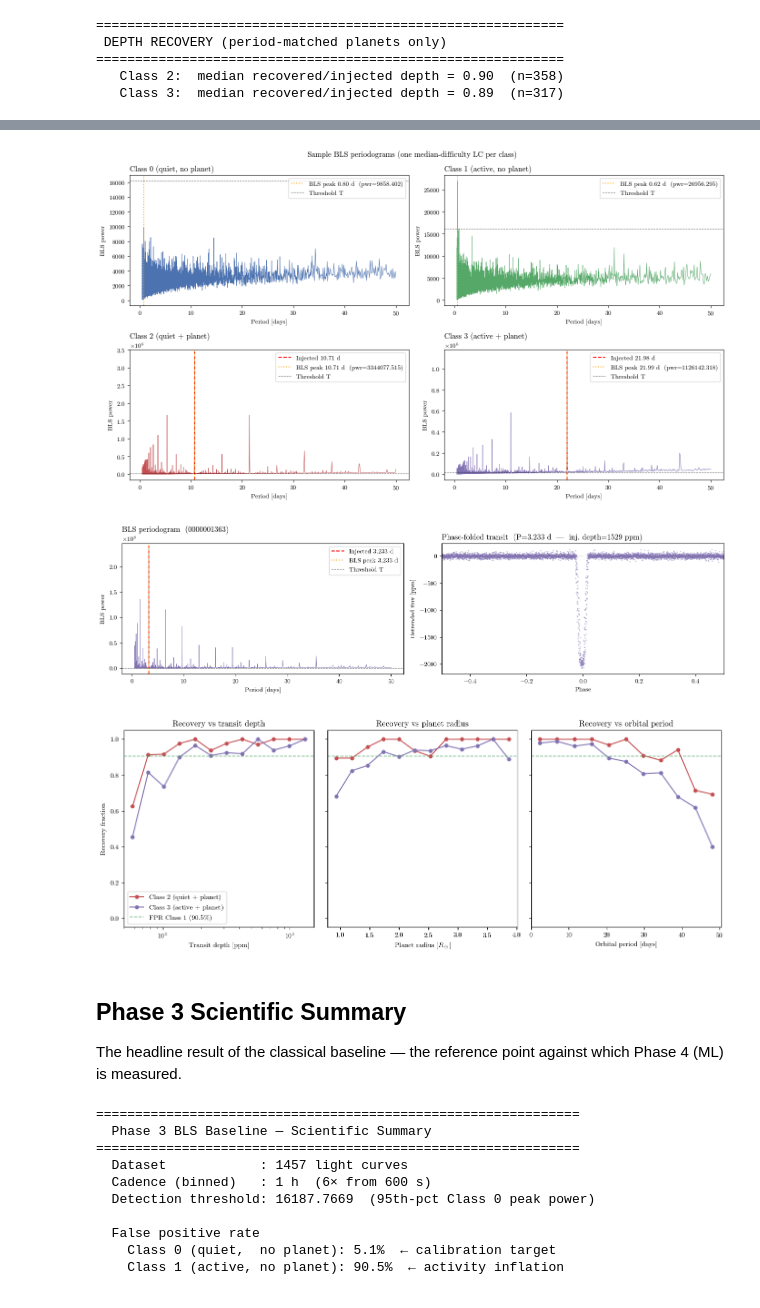
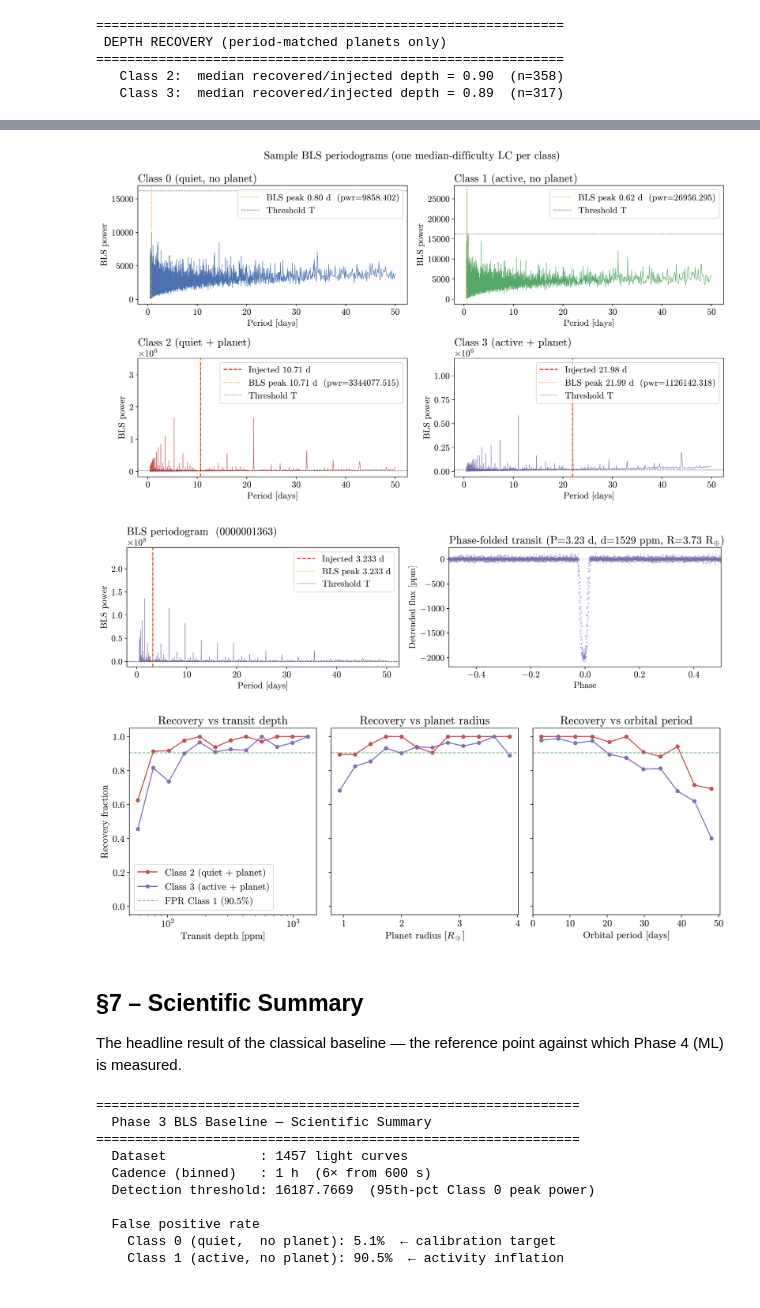
Before and after one commit to IsaacLP/Computational-Astrobiology, a Jupyter notebook: project/notebooks/phase3_bls_baseline.ipynb, the cells around one changed output, grey strips where cells are left out. Saved outputs shown, nothing was run; the diff lists cells and outputs as text; code cells hidden in the pictures.

```diff
--- a/project/notebooks/phase3_bls_baseline.ipynb
+++ b/project/notebooks/phase3_bls_baseline.ipynb
@@ -31,6 +31,7 @@ from wotan import flatten
 from tqdm.notebook import tqdm
 
 plt.style.use("seaborn-v0_8-deep")
+plt.rcParams.update({"figure.dpi":300,"font.size":14})
 
 PROJECT = Path().resolve().parent
 SIM_DIR = PROJECT / "simulation"
@@ -465,7 +466,7 @@ for cls in (2, 3):
    Class 2:  median recovered/injected depth = 0.90  (n=358)
    Class 3:  median recovered/injected depth = 0.89  (n=317)
 # %%
-fig, ax = plt.subplots(figsize=(6, 6))
+fig, ax = plt.subplots(figsize=(10, 6))
 for cls in (2, 3):
     s = matched[matched["label"] == cls]
     ax.scatter(s["transit_depth_ppm"], s["bls_depth_ppm"],
@@ -545,7 +546,7 @@ fig.suptitle("Sample BLS periodograms (one median-difficulty LC per class)")
 plt.tight_layout()
 plt.show()
 # %% [output]
-[figure, old version]
+[figure, new version]
 # %%
 # Best recovered Class 3 LC (highest BLS power among period-matched detections)
 pos_of = {fid: i for i, fid in enumerate(file_ids)}
@@ -562,42 +563,42 @@ t_b, f_det, res, bls, bi = bls_for_plot(best_pos)
 bp  = float(res.period[bi])
 bd  = float(res.duration[bi])
 bt0 = float(res.transit_time[bi])
 
 fid   = best_fid                                # file_id is the index, not a column
-p_inj = float(row["planet_period_days"]) if not pd.isna(row.get("planet_period_days")) else None
-d_inj = float(row["transit_depth_ppm"])  if not pd.isna(row.get("transit_depth_ppm"))  else None
+p_inj = float(row["planet_period_days"])
+d_inj = float(row["transit_depth_ppm"])
+r_inj = float(row["planet_radius_earth"])
 
 phase = ((t_b - bt0) % bp) / bp
 phase[phase > 0.5] -= 1.0
 srt   = np.argsort(phase)
 
 fig, (ax1, ax2) = plt.subplots(1, 2, figsize=(14, 4))
 
 # BLS periodogram
 ax1.plot(res.period, res.power, lw=0.7, color=CLASS_COLORS[3])
 if p_inj:
     ax1.axvline(p_inj, color="red",    ls="--", lw=1.5, label=f"Injected {p_inj:.3f} d")
 ax1.axvline(bp,    color="orange", ls=":",  lw=1.5, label=f"BLS peak {bp:.3f} d")
-ax1.axhline(THRESHOLD, color="k", ls="--", lw=0.8, alpha=0.6, label="Threshold T")
+ax1.axhline(THRESHOLD, color="k", ls="--", lw=0.8, alpha=0.8, label="Threshold T")
 ax1.set_xlabel("Period [days]"); ax1.set_ylabel("BLS power")
 ax1.set_title(f"BLS periodogram  ({fid})", loc="left")
 ax1.legend()
 
 # Phase-folded detrended LC
 ax2.plot(phase[srt], f_det[srt], ".", ms=1.5, alpha=0.5,
          color=CLASS_COLORS[3], rasterized=True)
-ax2.axhline(0, color="gray", lw=0.5, ls=":")
-label_str = f"P={bp:.3f} d"
-if d_inj:
-    label_str += f"  |  inj. depth={d_inj:.0f} ppm"
+ax2.axhline(0, color="k", lw=0.5, ls=":")
+r_earth = r"$\text{R}_{\oplus}$"
+label_str = f"P={bp:.2f} d" + fr", d={d_inj:.0f} ppm, R={r_inj:.2f} {r_earth}"
 ax2.set_xlabel("Phase"); ax2.set_ylabel("Detrended flux [ppm]")
-ax2.set_title(f"Phase-folded transit  ({label_str})", loc="left")
+ax2.set_title(f"Phase-folded transit ({label_str})", loc="left")
 ax2.set_xlim(-0.5, 0.5)
 
 plt.tight_layout()
 plt.show()
 # %% [output]
-[figure, old version]
+[figure, new version]
 # %%
 fig, (ax1, ax2, ax3) = plt.subplots(1, 3, figsize=(13, 5),sharey=True)
 
@@ -668,9 +669,9 @@ ax3.set_ylim(-0.05, 1.05); ax3.set_title("Recovery vs orbital period")
 plt.tight_layout()
 plt.show()
 # %% [output]
-[figure, old version]
+[figure, new version]
 # %% [markdown]
-## Phase 3 Scientific Summary
+## §7 – Scientific Summary
 
 The headline result of the classical baseline — the reference point against which Phase 4 (ML) is measured.
 # %%
```
Also changed, not shown: parts of 24 cells of this notebook, 2 other files.
